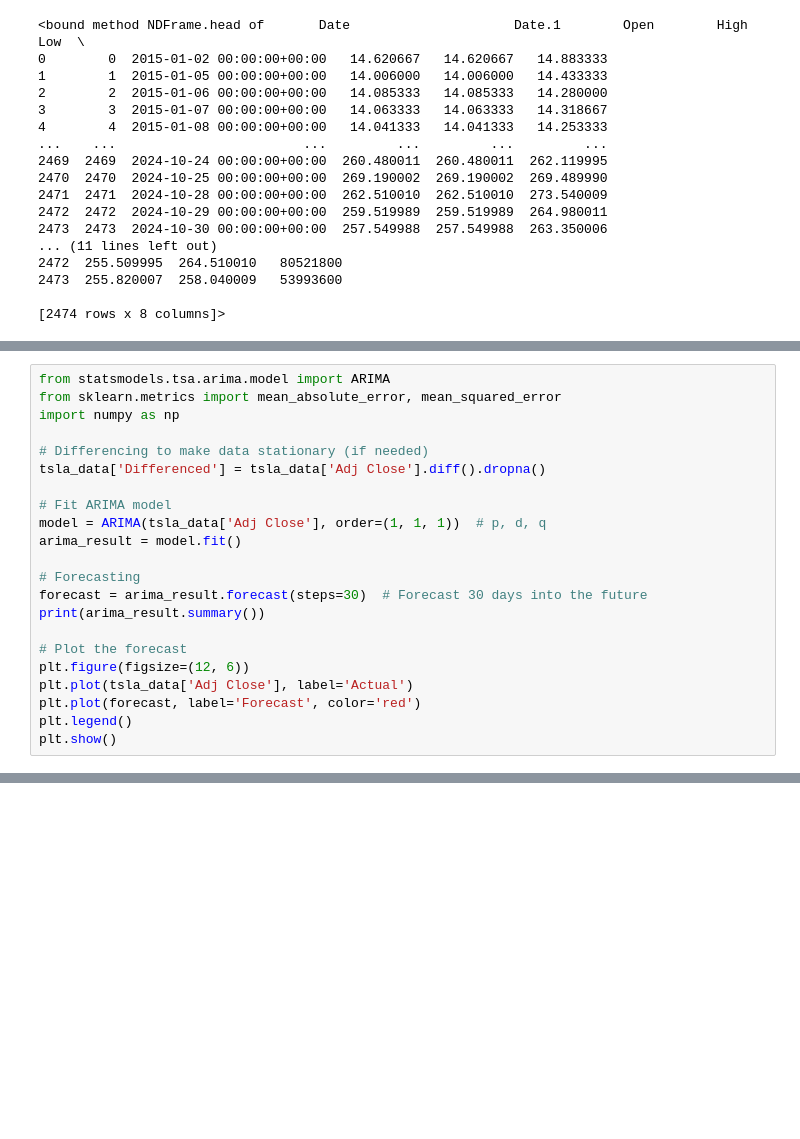
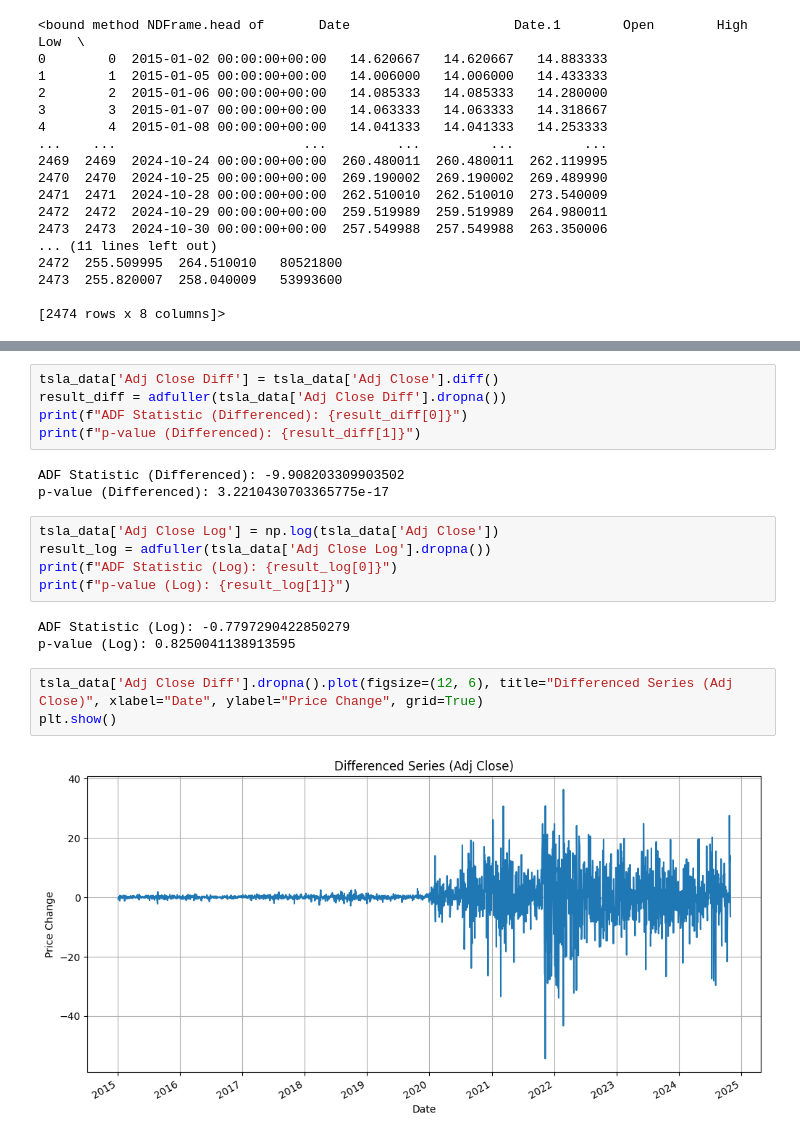
Before and after one commit to hermelawesene/GMF-portfolio-optimization--WEEK11, a Jupyter notebook: notebooks/ARIMA.ipynb, the cells around one changed output, grey strips where cells are left out. Saved outputs shown, nothing was run; the diff lists cells and outputs as text; blank space fills up the shorter version.

```diff
--- a/notebooks/ARIMA.ipynb
+++ b/notebooks/ARIMA.ipynb
@@ -48,22 +56,0 @@ plt.show()
-# %%
-from statsmodels.tsa.arima.model import ARIMA
-from sklearn.metrics import mean_absolute_error, mean_squared_error
-import numpy as np
-
-# Differencing to make data stationary (if needed)
-tsla_data['Differenced'] = tsla_data['Adj Close'].diff().dropna()
-
-# Fit ARIMA model
-model = ARIMA(tsla_data['Adj Close'], order=(1, 1, 1))  # p, d, q
-arima_result = model.fit()
-
-# Forecasting
-forecast = arima_result.forecast(steps=30)  # Forecast 30 days into the future
-print(arima_result.summary())
-
-# Plot the forecast
-plt.figure(figsize=(12, 6))
-plt.plot(tsla_data['Adj Close'], label='Actual')
-plt.plot(forecast, label='Forecast', color='red')
-plt.legend()
-plt.show()
@@ -111,0 +68,21 @@ print(auto_model.summary())
+# %%
+tsla_data['Adj Close Diff'] = tsla_data['Adj Close'].diff()
+result_diff = adfuller(tsla_data['Adj Close Diff'].dropna())
+print(f"ADF Statistic (Differenced): {result_diff[0]}")
+print(f"p-value (Differenced): {result_diff[1]}")
+# %% [output]
+ADF Statistic (Differenced): -9.908203309903502
+p-value (Differenced): 3.2210430703365775e-17
+# %%
+tsla_data['Adj Close Log'] = np.log(tsla_data['Adj Close'])
+result_log = adfuller(tsla_data['Adj Close Log'].dropna())
+print(f"ADF Statistic (Log): {result_log[0]}")
+print(f"p-value (Log): {result_log[1]}")
+# %% [output]
+ADF Statistic (Log): -0.7797290422850279
+p-value (Log): 0.8250041138913595
+# %%
+tsla_data['Adj Close Diff'].dropna().plot(figsize=(12, 6), title="Differenced Series (Adj Close)", xlabel="Date", ylabel="Price Change", grid=True)
+plt.show()
+# %% [output]
+[figure, added]
```
Also changed, not shown: parts of 7 cells of this notebook, 1 other file.
